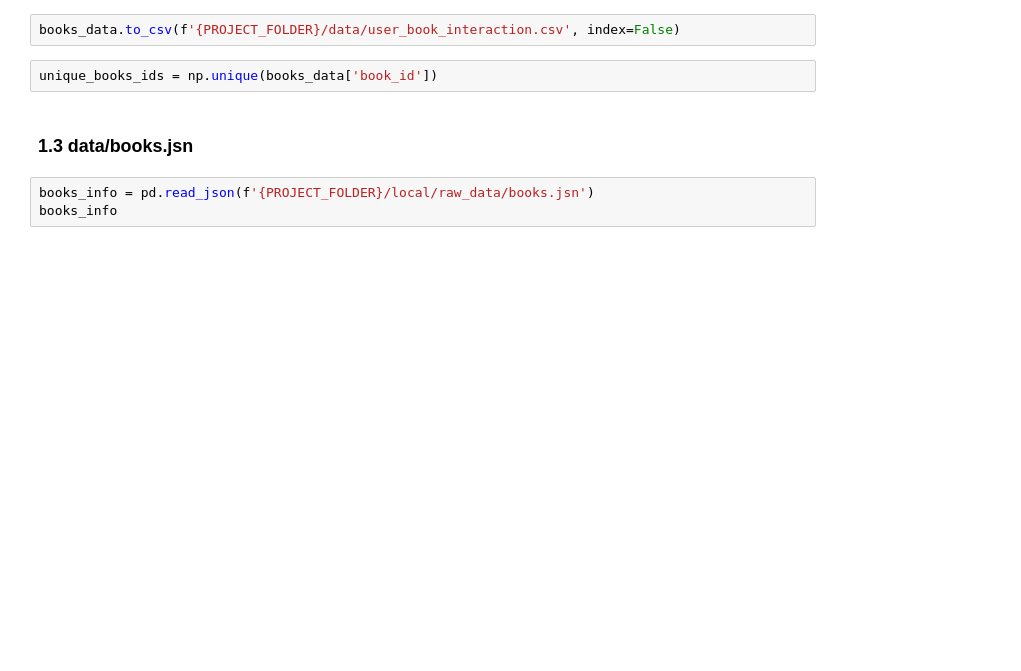
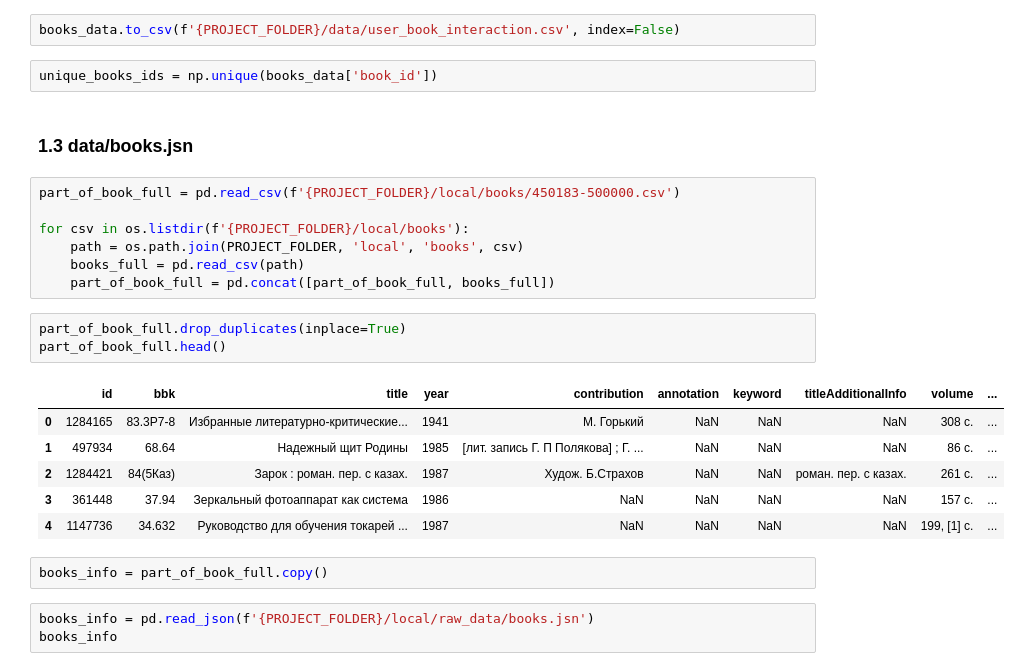
Before and after one commit to MAGLeb/hackaton-2021-recsys, a Jupyter notebook: notebooks/books_preprocessing.ipynb, the cells around one changed output. Saved outputs shown, nothing was run; the diff lists cells and outputs as text; blank space fills up the shorter version.

```diff
--- a/notebooks/books_preprocessing.ipynb
+++ b/notebooks/books_preprocessing.ipynb
@@ -40,6 +40,25 @@ books_data.to_csv(f'{PROJECT_FOLDER}/data/user_book_interaction.csv', index=Fals
 unique_books_ids = np.unique(books_data['book_id'])
 # %% [markdown]
 ### 1.3 data/books.jsn
+# %%
+part_of_book_full = pd.read_csv(f'{PROJECT_FOLDER}/local/books/450183-500000.csv')
+
+for csv in os.listdir(f'{PROJECT_FOLDER}/local/books'):
+    path = os.path.join(PROJECT_FOLDER, 'local', 'books', csv)
+    books_full = pd.read_csv(path)
+    part_of_book_full = pd.concat([part_of_book_full, books_full])
+# %%
+part_of_book_full.drop_duplicates(inplace=True)
+part_of_book_full.head()
+# %% [output]
+|  | id | bbk | title | year | contribution | annotation | keyword | titleAdditionalInfo | volume | ... |
+| 0 | 1284165 | 83.3Р7-8 | Избранные литературно-критические... | 1941 | М. Горький | NaN | NaN | NaN | 308 с. | ... |
+| 1 | 497934 | 68.64 | Надежный щит Родины | 1985 | [лит. запись Г. П Полякова] ; Г. ... | NaN | NaN | NaN | 86 с. | ... |
+| 2 | 1284421 | 84(5Каз) | Зарок : роман. пер. с казах. | 1987 | Худож. Б.Страхов | NaN | NaN | роман. пер. с казах. | 261 с. | ... |
+| 3 | 361448 | 37.94 | Зеркальный фотоаппарат как система | 1986 | NaN | NaN | NaN | NaN | 157 с. | ... |
+| 4 | 1147736 | 34.632 | Руководство для обучения токарей ... | 1987 | NaN | NaN | NaN | NaN | 199, [1] с. | ... |
+# %%
+books_info = part_of_book_full.copy()
 # %%
 books_info = pd.read_json(f'{PROJECT_FOLDER}/local/raw_data/books.jsn')
 books_info
```
Also changed, not shown: parts of 16 cells of this notebook, 2 other files.
